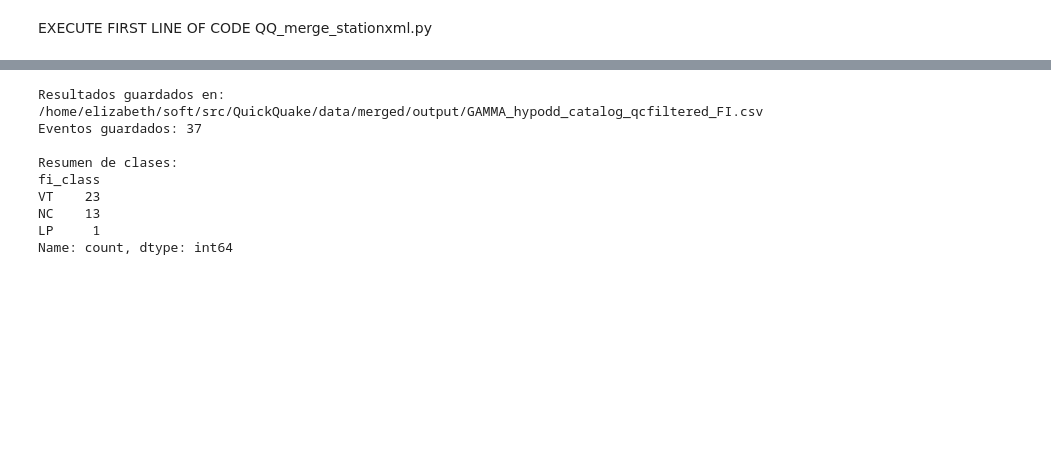
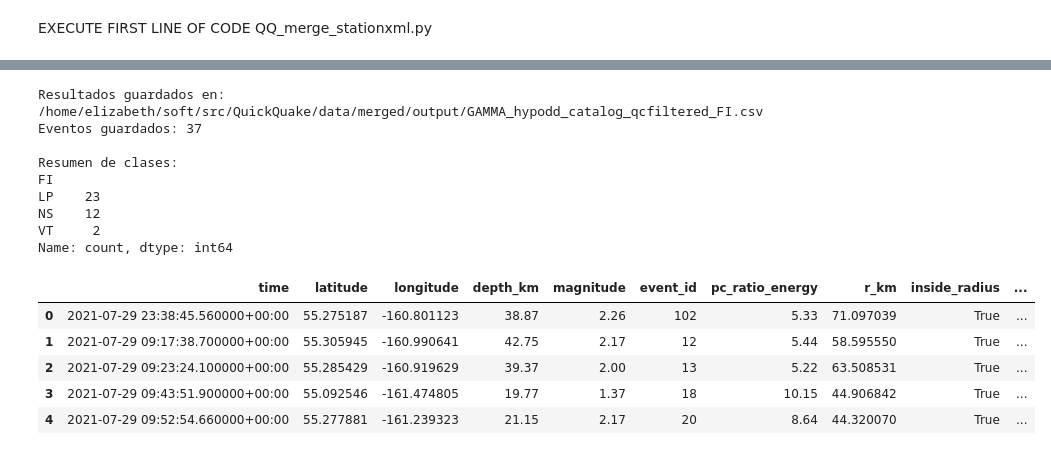
Before and after one commit to xtyangpsp/QuickQuake, a Jupyter notebook: quickquake/frequency_index/FI.ipynb, the cells around one changed output, grey strips where cells are left out. Cells and saved outputs as stored; diff of their text form; code cells hidden in the pictures; blank space fills up the shorter version.

```diff
--- a/quickquake/frequency_index/FI.ipynb
+++ b/quickquake/frequency_index/FI.ipynb
@@ -631,13 +697,13 @@ Events inside 100.0 km: 37 / 37
 | 4 | 2021-07-29 09:52:54.660000+00:00 | 55.277881 | -161.239323 | 21.15 | 2.17 | 20 | 8.64 | 44.320070 | True |
 # %%
 # %% [markdown]
-# ## 6. Construir índice rápido de chunks y picks
+# ## 6. Construir índice rápido de chunks, picks por evento y distancias evento-estación
 
 # %%
 chunk_index = build_chunk_index(PATHS["data_base"])
 chunk_starts, chunk_ends, chunk_folders = prepare_chunk_lookup(chunk_index)
 
-picks_sorted, picks_times = prepare_picks_time_index(picks)
+picks_by_event = build_picks_by_event_lookup(picks)
 
 event_station_distance_lookup = build_event_station_distance_lookup(
     catalog_filtered=catalog_filtered,
@@ -646,7 +712,7 @@ event_station_distance_lookup = build_event_station_distance_lookup(
 )
 
 print(f"Chunk folders found: {len(chunk_index)}")
-print(f"Picks indexed: {len(picks_sorted)}")
+print(f"Events with P-pick lookup: {len(picks_by_event)}")
 print(f"Event-station distance maps built: {len(event_station_distance_lookup)}")
 # %% [output]
 Chunk folders found: 2
@@ -654,7 +720,7 @@ Picks indexed: 1832
 Event-station distance maps built: 37
 # %%
 # %% [markdown]
-# ## 7. Procesar todos los eventos y calcular FI (versión optimizada)
+# ## 7. Procesar todos los eventos y calcular FI
 
 # %%
 results = []
@@ -662,10 +728,9 @@ results = []
 event_rows = catalog_filtered.to_dict("records")
 
 for i, event_row in enumerate(event_rows, start=1):
-    event_result = process_event_fast(
+    event_result = process_event(
         event_row=event_row,
-        picks_sorted=picks_sorted,
-        picks_times=picks_times,
+        picks_by_event=picks_by_event,
         event_station_distance_lookup=event_station_distance_lookup,
         data_base=PATHS["data_base"],
         windows=WINDOWS,
@@ -686,9 +751,10 @@ results_df = pd.DataFrame(results)
 print("\nStatus counts:")
 print(results_df["status"].value_counts())
 
-# Filtrar solo los que tienen FI válido
 valid_df = results_df[results_df["status"] == "ok"].copy()
 print(f"\nEventos con FI válido: {len(valid_df)}")
+
+valid_df.head()
 # %% [output]
 Processed 10/37 events
 Processed 20/37 events
@@ -772,36 +974,51 @@ plt.show()
 # %%
-# Crear clasificación
-fi_class_df = (
-    valid_df[["event_id", "fi_class"]]
-    .drop_duplicates(subset=["event_id"])
-    .copy()
-)
+# Crear tabla mínima: solo event_id + clase final
+if len(valid_df) > 0:
+    fi_class_df = (
+        valid_df[["event_id", "fi_class"]]
+        .drop_duplicates(subset=["event_id"])
+        .copy()
+    )
+else:
+    fi_class_df = pd.DataFrame(columns=["event_id", "fi_class"])
 
-# Solo eventos dentro del buffer
+# Anexar SOLO la columna de clase al catálogo filtrado
 output = catalog_filtered.copy().merge(
     fi_class_df,
     on="event_id",
     how="left"
 )
 
-# Los que no lograron clasificación → NC
-output["fi_class"] = output["fi_class"].fillna("NC")
+# Crear columna final llamada FI
+output["FI"] = output["fi_class"].fillna("NS")
+
+# Dejar solo las columnas originales del catálogo filtrado + FI
+original_cols = list(catalog_filtered.columns)
+output = output[original_cols + ["FI"]]
 
 # Guardar
 output.to_csv(PATHS["output_csv"], index=False)
 
 print(f"Resultados guardados en: {PATHS['output_csv']}")
 print(f"Eventos guardados: {len(output)}")
 
 print("\nResumen de clases:")
-print(output["fi_class"].value_counts())
+print(output["FI"].value_counts(dropna=False))
+
+output.head()
 # %% [output]
 Resultados guardados en: /home/elizabeth/soft/src/QuickQuake/data/merged/output/GAMMA_hypodd_catalog_qcfiltered_FI.csv
 Eventos guardados: 37
 
 Resumen de clases:
-fi_class
-VT    23
-NC    13
-LP     1
+FI
+LP    23
+NS    12
+VT     2
 Name: count, dtype: int64
+|  | time | latitude | longitude | depth_km | magnitude | event_id | pc_ratio_energy | r_km | inside_radius | ... |
+| 0 | 2021-07-29 23:38:45.560000+00:00 | 55.275187 | -160.801123 | 38.87 | 2.26 | 102 | 5.33 | 71.097039 | True | ... |
+| 1 | 2021-07-29 09:17:38.700000+00:00 | 55.305945 | -160.990641 | 42.75 | 2.17 | 12 | 5.44 | 58.595550 | True | ... |
+| 2 | 2021-07-29 09:23:24.100000+00:00 | 55.285429 | -160.919629 | 39.37 | 2.00 | 13 | 5.22 | 63.508531 | True | ... |
+| 3 | 2021-07-29 09:43:51.900000+00:00 | 55.092546 | -161.474805 | 19.77 | 1.37 | 18 | 10.15 | 44.906842 | True | ... |
+| 4 | 2021-07-29 09:52:54.660000+00:00 | 55.277881 | -161.239323 | 21.15 | 2.17 | 20 | 8.64 | 44.320070 | True | ... |
```
Also changed, not shown: parts of 14 cells of this notebook, 7 other files.
